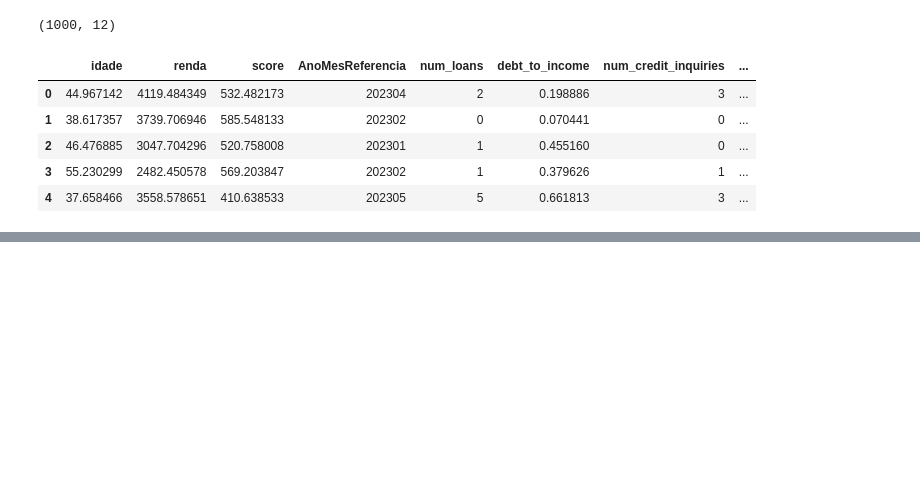
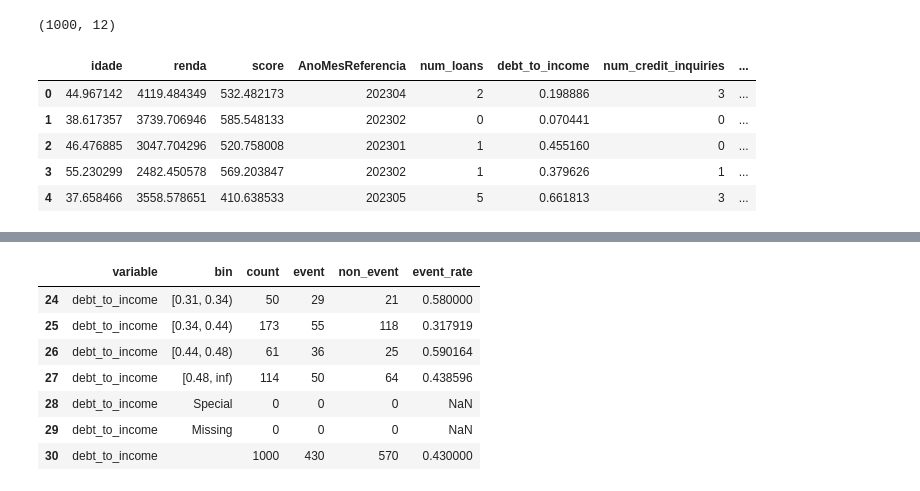
Before and after one commit to joaaomaia/NASABinning, a Jupyter notebook: notebooks/04_test_fit_with_optuna.ipynb, the cells around one changed output, grey strips where cells are left out. Saved outputs shown, nothing was run; the diff lists cells and outputs as text; code cells hidden in the pictures; blank space fills up the shorter version.

```diff
--- a/notebooks/04_test_fit_with_optuna.ipynb
+++ b/notebooks/04_test_fit_with_optuna.ipynb
@@ -195,3 +191,14 @@ INFO: Método transform chamado. Implemente a lógica completa de transformaçã
+# %%
+binner._bin_summary_[binner._bin_summary_['variable']=='debt_to_income']
+# %% [output]
+|  | variable | bin | count | event | non_event | event_rate |
+| 24 | debt_to_income | [0.31, 0.34) | 50 | 29 | 21 | 0.580000 |
+| 25 | debt_to_income | [0.34, 0.44) | 173 | 55 | 118 | 0.317919 |
+| 26 | debt_to_income | [0.44, 0.48) | 61 | 36 | 25 | 0.590164 |
+| 27 | debt_to_income | [0.48, inf) | 114 | 50 | 64 | 0.438596 |
+| 28 | debt_to_income | Special | 0 | 0 | 0 | NaN |
+| 29 | debt_to_income | Missing | 0 | 0 | 0 | NaN |
+| 30 | debt_to_income |  | 1000 | 430 | 570 | 0.430000 |
 # %%
 # calcular pivot (já inclui a coluna AnoMesReferencia em X)
 pivot = binner.stability_over_time(
```
Also changed, not shown: parts of 3 cells of this notebook, 2 other files.
